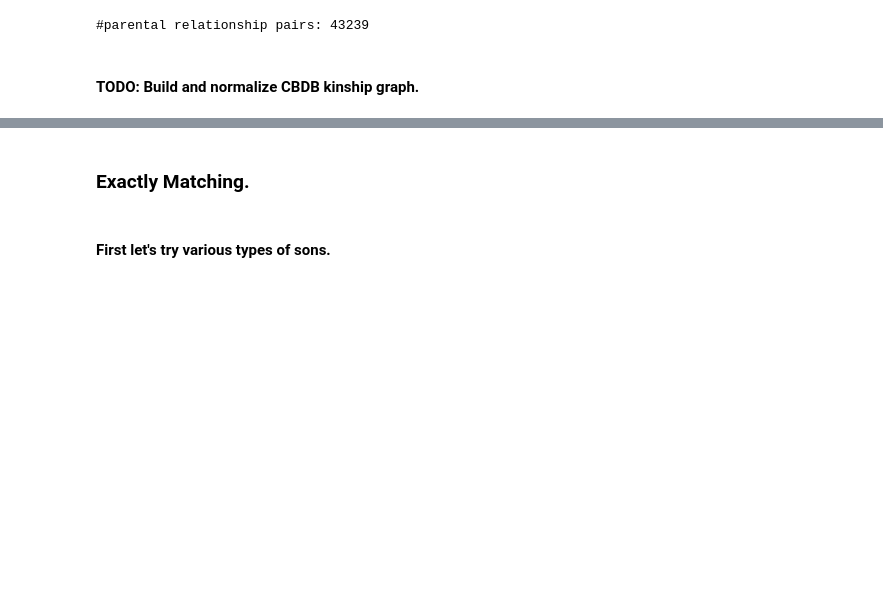
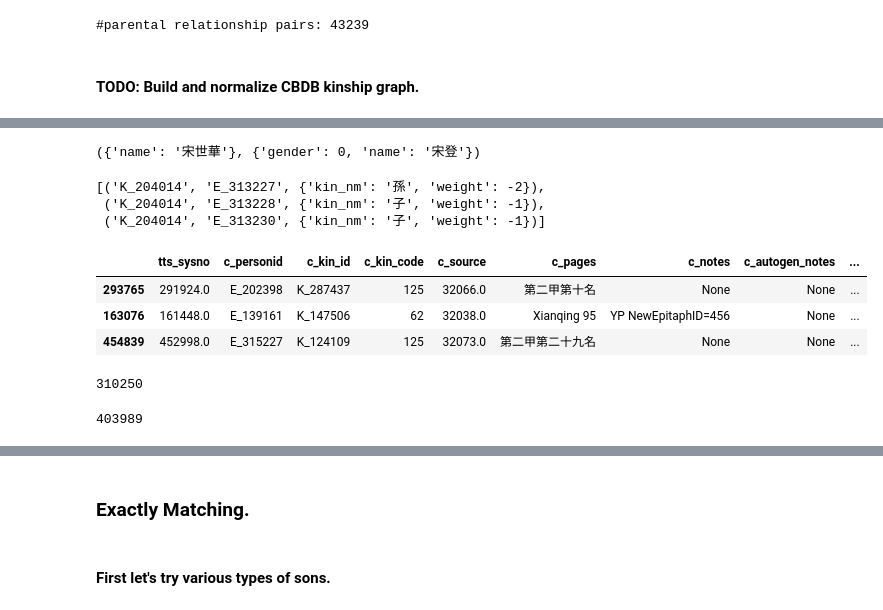
Before and after one commit to cbdb-project/CBDB_Laxmi, a Jupyter notebook: tts_cbdb_disamb/script/tts_cbdb_disamb.ipynb, the cells around one changed output, grey strips where cells are left out. Drawn from its saved outputs; the diff is of its cells as text; code cells hidden in the pictures; blank space fills up the shorter version.

```diff
--- a/tts_cbdb_disamb/script/tts_cbdb_disamb.ipynb
+++ b/tts_cbdb_disamb/script/tts_cbdb_disamb.ipynb
@@ -225,0 +317,10 @@ print('#parental relationship pairs:', num)
+# %%
+g_cbdb_kin.node['E_313228'], g_cbdb_kin.node['K_204014']
+# %% [output]
+({'name': '宋世華'}, {'gender': 0, 'name': '宋登'})
+# %%
+list(g_cbdb_kin.edges('K_204014', data=True))
+# %% [output]
+[('K_204014', 'E_313227', {'kin_nm': '孫', 'weight': -2}),
+ ('K_204014', 'E_313228', {'kin_nm': '子', 'weight': -1}),
+ ('K_204014', 'E_313230', {'kin_nm': '子', 'weight': -1})]
@@ -225,0 +363,11 @@ print('#parental relationship pairs:', num)
+# %%
+df_kin_cbdb_chn.sample(3)
+# %% [output]
+|  | tts_sysno | c_personid | c_kin_id | c_kin_code | c_source | c_pages | c_notes | c_autogen_notes | ... |
+| 293765 | 291924.0 | E_202398 | K_287437 | 125 | 32066.0 | 第二甲第十名 | None | None | ... |
+| 163076 | 161448.0 | E_139161 | K_147506 | 62 | 32038.0 | Xianqing 95 | YP NewEpitaphID=456 | None | ... |
+| 454839 | 452998.0 | E_315227 | K_124109 | 125 | 32073.0 | 第二甲第二十九名 | None | None | ... |
+# %%
+len(g_cbdb_kin.edges)
+# %% [output]
+310250
@@ -225,0 +392,4 @@ print('#parental relationship pairs:', num)
+# %%
+len(g_cbdb_kin.edges)
+# %% [output]
+403989
```
Also changed, not shown: parts of 21 cells of this notebook, 1 other file.
